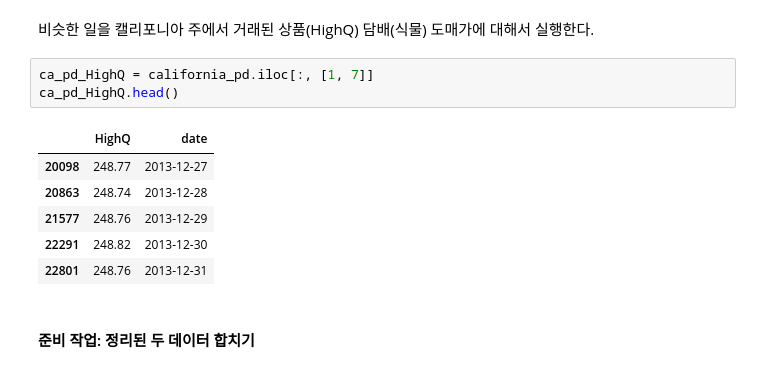
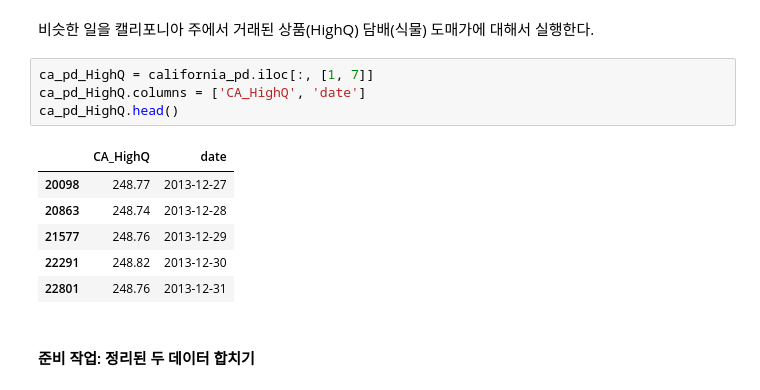
Before and after one commit to liganega/PythonCodingMath, a Jupyter notebook: ipynb/CodingMath07-Statistics_Basis.ipynb, the cells around one changed output. Drawn from its saved outputs; the diff is of its cells as text.

```diff
--- a/ipynb/CodingMath07-Statistics_Basis.ipynb
+++ b/ipynb/CodingMath07-Statistics_Basis.ipynb
@@ -593,9 +482,10 @@ ny_pd_HighQ.head()
 비슷한 일을 캘리포니아 주에서 거래된 상품(HighQ) 담배(식물) 도매가에 대해서 실행한다.
 # %%
 ca_pd_HighQ = california_pd.iloc[:, [1, 7]]
+ca_pd_HighQ.columns = ['CA_HighQ', 'date']
 ca_pd_HighQ.head()
 # %% [output]
-|  | HighQ | date |
+|  | CA_HighQ | date |
 | 20098 | 248.77 | 2013-12-27 |
 | 20863 | 248.74 | 2013-12-28 |
 | 21577 | 248.76 | 2013-12-29 |
```
Also changed, not shown: parts of 31 cells of this notebook, 2 other files.
